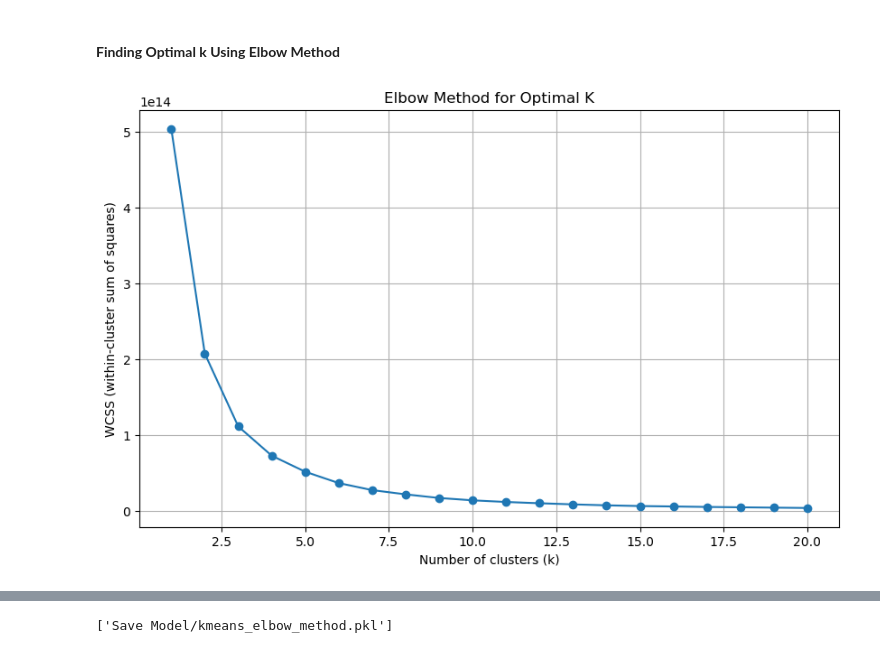
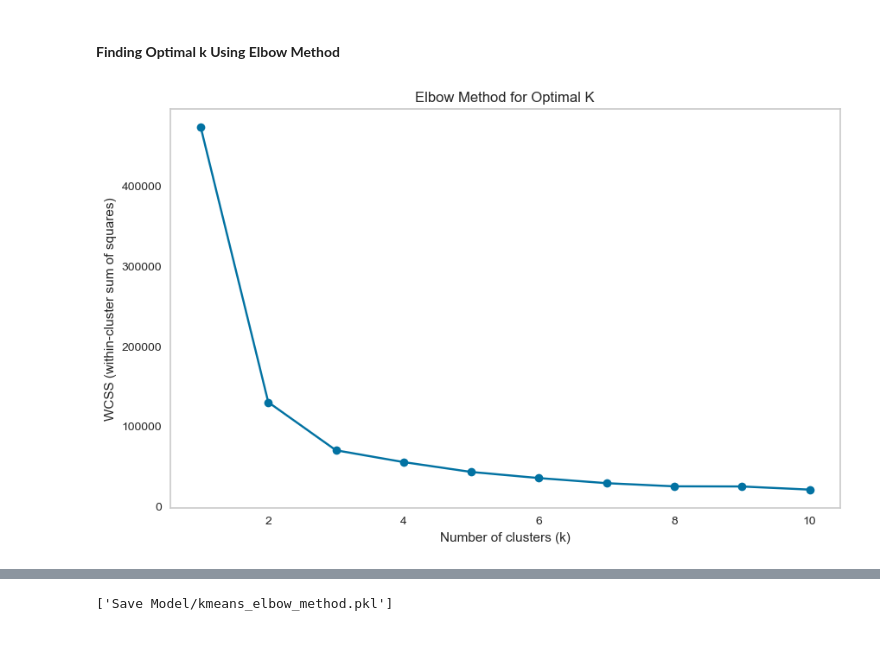
Before and after one commit to Maoelan/adult-income-clustering-classification, a Jupyter notebook: [Clustering] Submission Akhir BMLP_Maulana Muhammad.ipynb, the cells around one changed output, grey strips where cells are left out. Drawn from its saved outputs; the diff is of its cells as text; code cells hidden in the pictures.

Commit message:
[fix]: feature extraction with MaxAbsScaler & optimized model

```diff
--- a/[Clustering] Submission Akhir BMLP_Maulana Muhammad.ipynb
+++ b/[Clustering] Submission Akhir BMLP_Maulana Muhammad.ipynb
@@ -682,11 +686,10 @@ test_df = encode_categorical(test_df)
 # %%
-#def standardize_features(df):
-#    #scaler = MinMaxScaler()
-#    scaler = StandardScaler()
+def standardize_features(df):
+    scaler = MaxAbsScaler()
 
-#    numeric_columns = df.select_dtypes(include=["float", "int"]).columns
-#    df[numeric_columns] = scaler.fit_transform(df[numeric_columns])
-#    return df
+    numeric_columns = df.select_dtypes(include=["float", "int"]).columns
+    df[numeric_columns] = scaler.fit_transform(df[numeric_columns])
+    return df
 # %%
-#train_df = standardize_features(train_df)
-#test_df = standardize_features(test_df)
+train_df = standardize_features(train_df)
+test_df = standardize_features(test_df)
@@ -751,7 +782,7 @@ Pada tahap ini, Anda membangun model clustering dengan memilih algoritma yang se
 n_clusters = 10
 
 kmeans_not_optimized = KMeans(n_clusters=n_clusters, random_state=42)
-combined_df['cluster'] = kmeans_not_optimized.fit_predict(combined_df)
+combined_df['cluster1'] = kmeans_not_optimized.fit_predict(combined_df)
 # %%
 combined_df
 # %% [output]
@@ -787,18 +818,18 @@ Metode ini membantu kita menemukan jumlah cluster yang memberikan pemisahan terb
 #### **Finding Optimal k Using Elbow Method**
 # %%
 wcss = []
-max_clusters = 20
+max_clusters = 10
 for i in range(1, max_clusters + 1):
     kmeans = KMeans(n_clusters=i, random_state=42)
     kmeans.fit(combined_df)
     wcss.append(kmeans.inertia_)
 
 plt.figure(figsize=(10,6))
 plt.plot(range(1, max_clusters + 1), wcss, marker="o")
 plt.title("Elbow Method for Optimal K")
 plt.xlabel("Number of clusters (k)")
 plt.ylabel("WCSS (within-cluster sum of squares)")
 plt.grid()
 plt.show()
 # %% [output]
-[figure, old version]
+[figure, new version]
```
Also changed, not shown: parts of 39 cells of this notebook, 3 other files.
